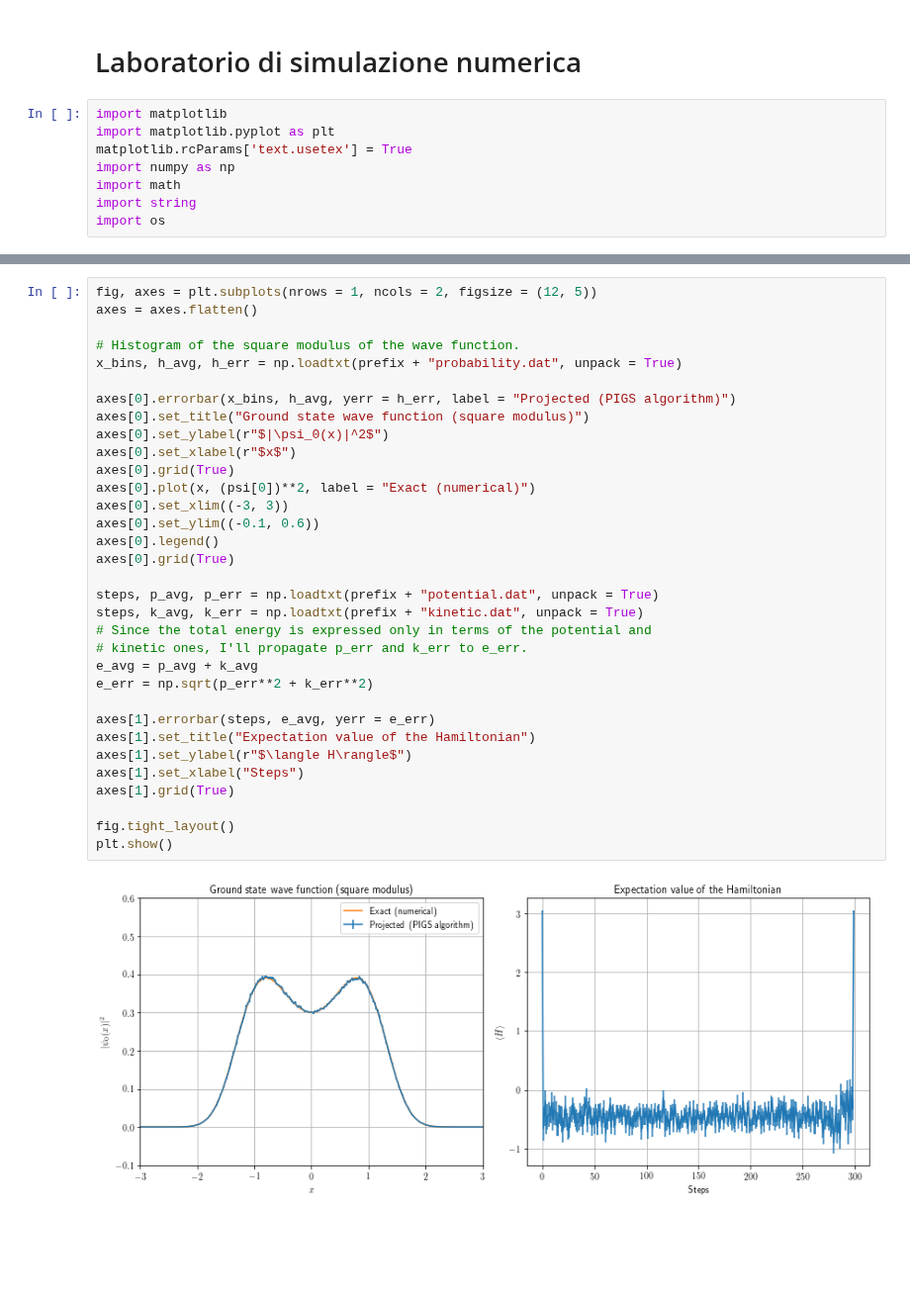
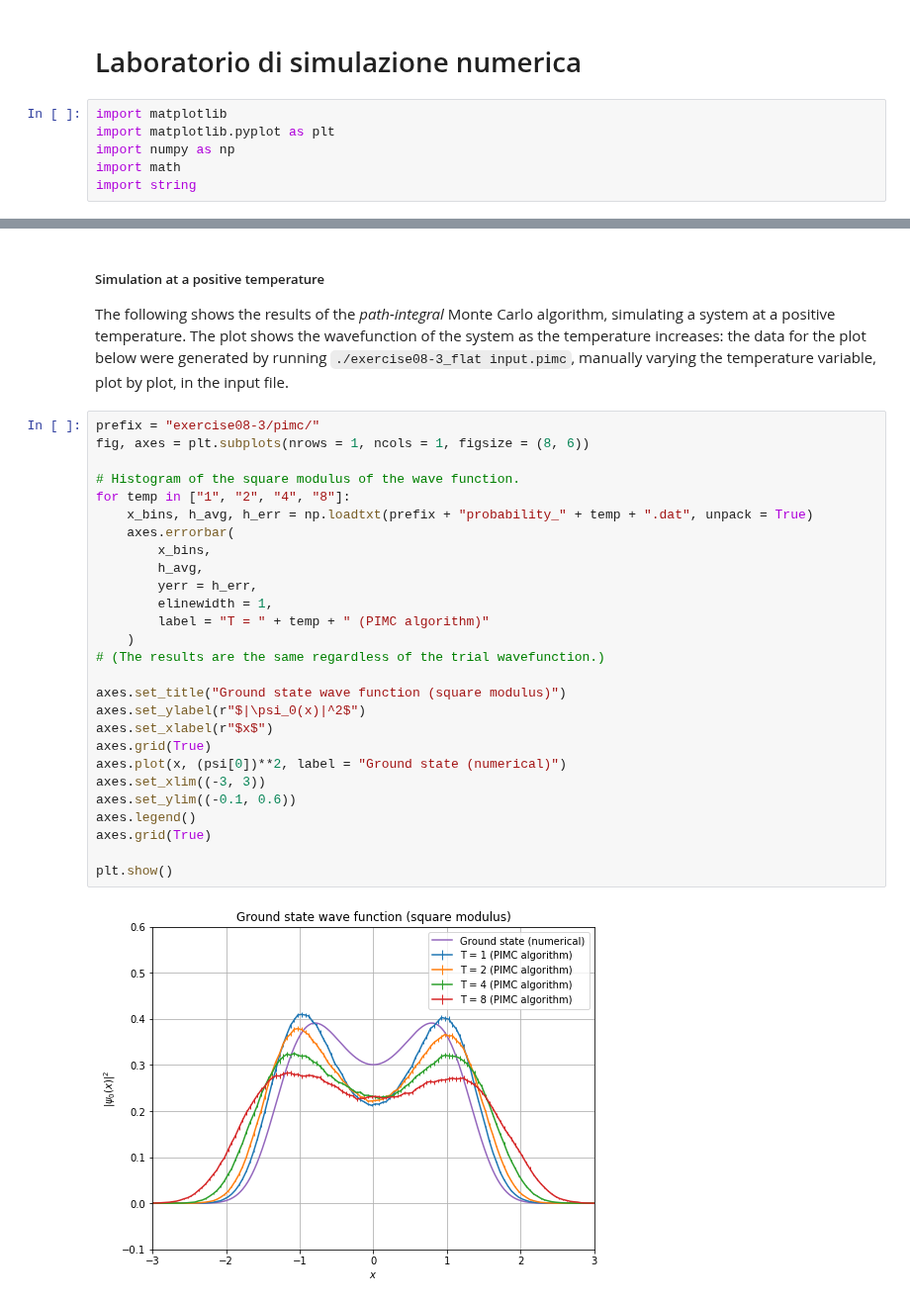
Before and after one commit to phaerrax/lab-simulazione-numerica, a Jupyter notebook: exercise08/exercise08.ipynb, the cells around one changed output, grey strips where cells are left out. Shown at 99% size. Cells and saved outputs as stored; diff of their text form; blank space fills up the shorter version.

```diff
--- a/exercise08/exercise08.ipynb
+++ b/exercise08/exercise08.ipynb
@@ -3,8 +3,6 @@
 # %%
 import matplotlib
 import matplotlib.pyplot as plt
-matplotlib.rcParams['text.usetex'] = True
 import numpy as np
 import math
 import string
-import os
@@ -163,35 +182,32 @@ These plots refer to the simulation using $\psi(x)=\exp\bigl(-\frac12(\frac{x-\m
+# %% [markdown]
+##### Simulation at a positive temperature
+The following shows the results of the *path-integral* Monte Carlo algorithm, simulating a system at a positive temperature. The plot shows the wavefunction of the system as the temperature increases: the data for the plot below were generated by running `./exercise08-3_flat input.pimc`, manually varying the temperature variable, plot by plot, in the input file.
 # %%
-fig, axes = plt.subplots(nrows = 1, ncols = 2, figsize = (12, 5))
-axes = axes.flatten()
+prefix = "exercise08-3/pimc/"
+fig, axes = plt.subplots(nrows = 1, ncols = 1, figsize = (8, 6))
 
 # Histogram of the square modulus of the wave function.
-x_bins, h_avg, h_err = np.loadtxt(prefix + "probability.dat", unpack = True)
+for temp in ["1", "2", "4", "8"]:
+    x_bins, h_avg, h_err = np.loadtxt(prefix + "probability_" + temp + ".dat", unpack = True)
+    axes.errorbar(
+        x_bins,
+        h_avg,
+        yerr = h_err,
+        elinewidth = 1,
+        label = "T = " + temp + " (PIMC algorithm)"
+    )
+# (The results are the same regardless of the trial wavefunction.)
 
-axes[0].errorbar(x_bins, h_avg, yerr = h_err, label = "Projected (PIGS algorithm)")
-axes[0].set_title("Ground state wave function (square modulus)")
-axes[0].set_ylabel(r"$|\psi_0(x)|^2$")
-axes[0].set_xlabel(r"$x$")
-axes[0].grid(True)
-axes[0].plot(x, (psi[0])**2, label = "Exact (numerical)")
-axes[0].set_xlim((-3, 3))
-axes[0].set_ylim((-0.1, 0.6))
-axes[0].legend()
-axes[0].grid(True)
+axes.set_title("Ground state wave function (square modulus)")
+axes.set_ylabel(r"$|\psi_0(x)|^2$")
+axes.set_xlabel(r"$x$")
+axes.grid(True)
+axes.plot(x, (psi[0])**2, label = "Ground state (numerical)")
+axes.set_xlim((-3, 3))
+axes.set_ylim((-0.1, 0.6))
+axes.legend()
+axes.grid(True)
 
-steps, p_avg, p_err = np.loadtxt(prefix + "potential.dat", unpack = True)
-steps, k_avg, k_err = np.loadtxt(prefix + "kinetic.dat", unpack = True)
-# Since the total energy is expressed only in terms of the potential and
-# kinetic ones, I'll propagate p_err and k_err to e_err.
-e_avg = p_avg + k_avg
-e_err = np.sqrt(p_err**2 + k_err**2)
-
-axes[1].errorbar(steps, e_avg, yerr = e_err)
-axes[1].set_title("Expectation value of the Hamiltonian")
-axes[1].set_ylabel(r"$\langle H\rangle$")
-axes[1].set_xlabel("Steps")
-axes[1].grid(True)
-
-fig.tight_layout()
 plt.show()
 # %% [output]
-[figure, old version]
+[figure, new version]
```
Also changed, not shown: parts of 17 cells of this notebook, 28 other files.
